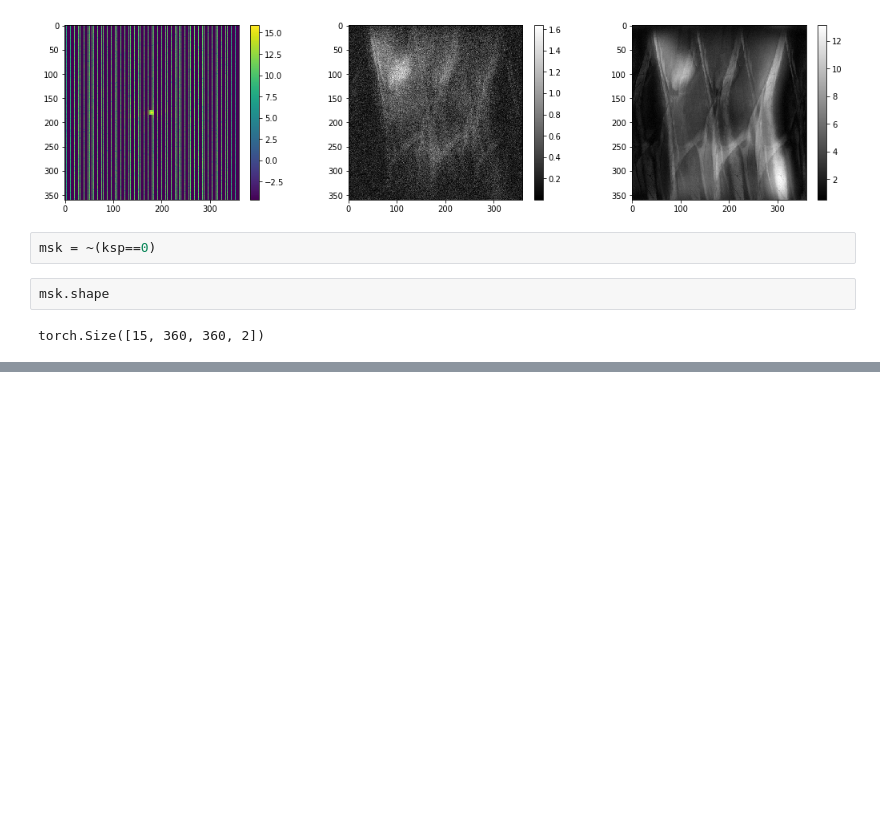
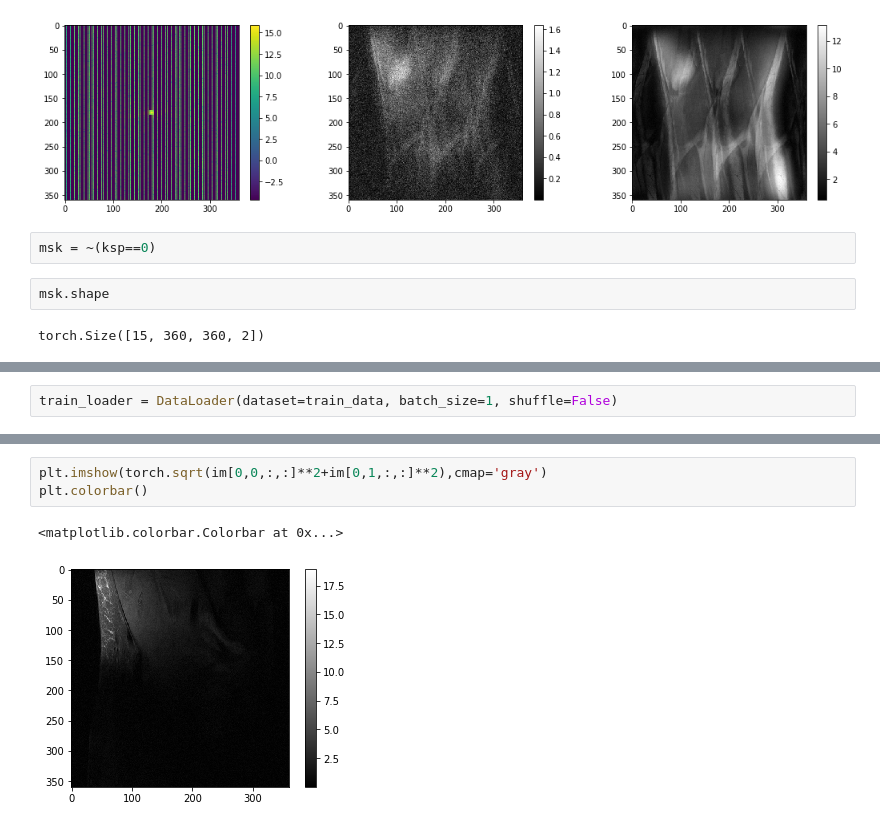
Before and after one commit to amritkumar9595/fastMRI, a Jupyter notebook: square.ipynb, the cells around one changed output, grey strips where cells are left out. Drawn from its saved outputs; the diff is of its cells as text; blank space fills up the shorter version.

```diff
--- a/square.ipynb
+++ b/square.ipynb
@@ -276,0 +336,2 @@ torch.Size([15, 360, 360, 2])
+# %%
+train_loader = DataLoader(dataset=train_data, batch_size=1, shuffle=False)
@@ -276,0 +472,6 @@ torch.Size([15, 360, 360, 2])
+# %%
+plt.imshow(torch.sqrt(im[0,0,:,:]**2+im[0,1,:,:]**2),cmap='gray')
+plt.colorbar()
+# %% [output]
+<matplotlib.colorbar.Colorbar at 0x...>
+[figure, added]
```
Also changed, not shown: parts of 26 cells of this notebook.
